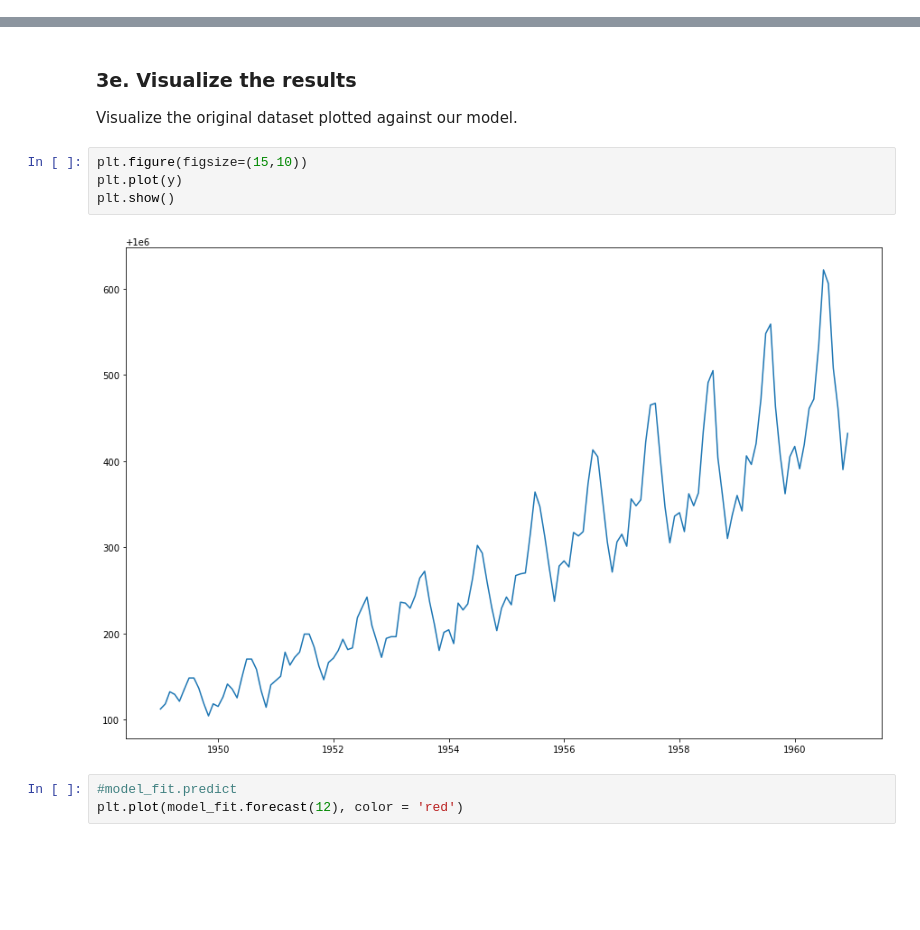
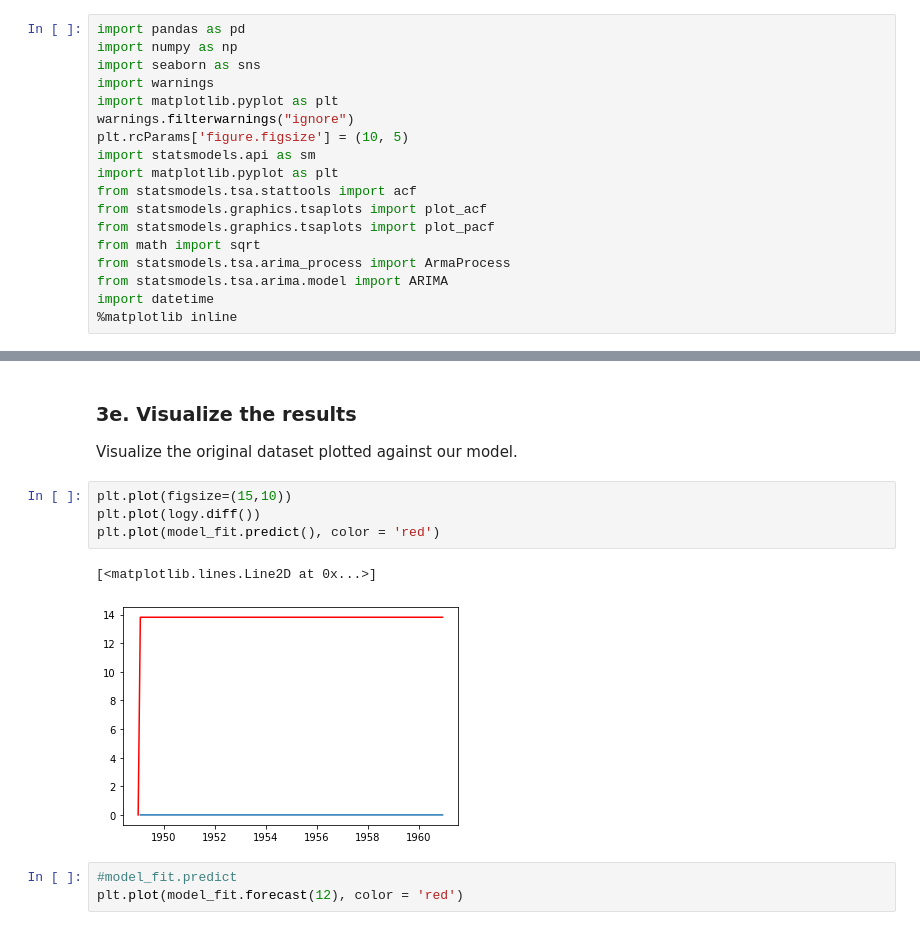
Before and after one commit to randrmoel/cowboy_cig_case, a Jupyter notebook: Cowboy Cigarettes Case Study - Tier 3.ipynb, the cells around one changed output, grey strips where cells are left out. Saved outputs shown, nothing was run; the diff lists cells and outputs as text; blank space fills up the shorter version.

```diff
--- a/Cowboy Cigarettes Case Study - Tier 3.ipynb
+++ b/Cowboy Cigarettes Case Study - Tier 3.ipynb
@@ -58,0 +54,18 @@ import matplotlib.pylab as plt
+# %%
+import pandas as pd
+import numpy as np
+import seaborn as sns
+import warnings
+import matplotlib.pyplot as plt
+warnings.filterwarnings("ignore")
+plt.rcParams['figure.figsize'] = (10, 5)
+import statsmodels.api as sm
+import matplotlib.pyplot as plt
+from statsmodels.tsa.stattools import acf
+from statsmodels.graphics.tsaplots import plot_acf
+from statsmodels.graphics.tsaplots import plot_pacf
+from math import sqrt
+from statsmodels.tsa.arima_process import ArmaProcess
+from statsmodels.tsa.arima.model import ARIMA
+import datetime
+%matplotlib inline
@@ -408,11 +422,12 @@ Warnings:
 
 Visualize the original dataset plotted against our model.
 # %%
-plt.figure(figsize=(15,10))
-plt.plot(y)
-plt.show()
+plt.plot(figsize=(15,10))
+plt.plot(logy.diff())
+plt.plot(model_fit.predict(), color = 'red')
 # %% [output]
+[<matplotlib.lines.Line2D at 0x...>]
-[figure, old version]
+[figure, new version]
 # %%
 #model_fit.predict
 plt.plot(model_fit.forecast(12), color = 'red')
```
Also changed, not shown: parts of 7 cells of this notebook, 3 other files.
